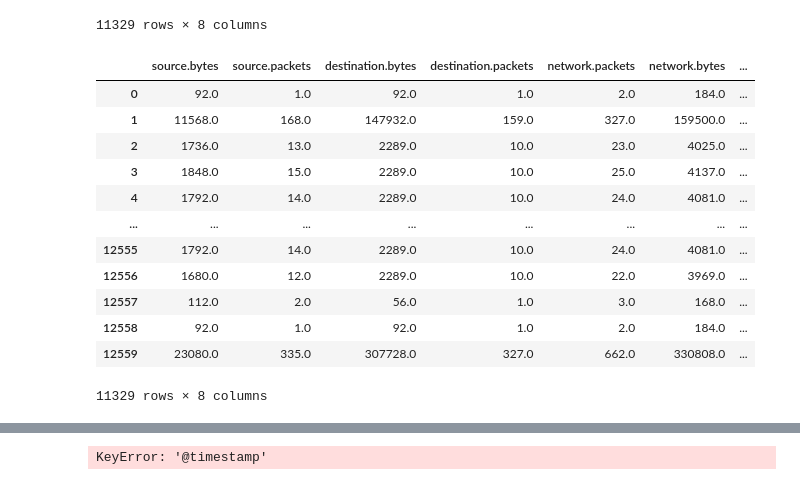
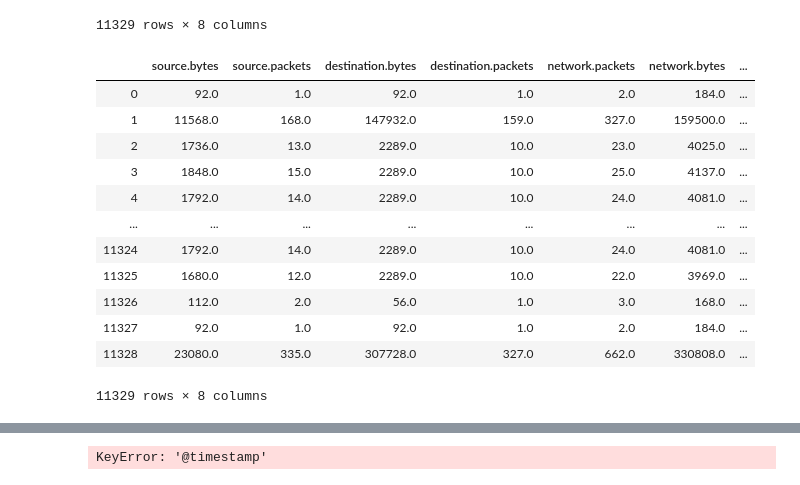
Before and after one commit to xetxezarreta/docker-elk, a Jupyter notebook: sb-ml/clustering/clustering-packetbeat.ipynb, the cells around one changed output, grey strips where cells are left out. Cells and saved outputs as stored; diff of their text form; code cells hidden in the pictures.

```diff
--- a/sb-ml/clustering/clustering-packetbeat.ipynb
+++ b/sb-ml/clustering/clustering-packetbeat.ipynb
@@ -74,20 +44,22 @@ df
 # %%
 from sklearn import preprocessing
 
 le = preprocessing.LabelEncoder()
 df['network.transport'] = le.fit_transform(df['network.transport'].values)
+df = df.reset_index()
+del df['index']
 df
 # %% [output]
 |  | source.bytes | source.packets | destination.bytes | destination.packets | network.packets | network.bytes | ... |
 | 0 | 92.0 | 1.0 | 92.0 | 1.0 | 2.0 | 184.0 | ... |
 | 1 | 11568.0 | 168.0 | 147932.0 | 159.0 | 327.0 | 159500.0 | ... |
 | 2 | 1736.0 | 13.0 | 2289.0 | 10.0 | 23.0 | 4025.0 | ... |
 | 3 | 1848.0 | 15.0 | 2289.0 | 10.0 | 25.0 | 4137.0 | ... |
 | 4 | 1792.0 | 14.0 | 2289.0 | 10.0 | 24.0 | 4081.0 | ... |
 | ... | ... | ... | ... | ... | ... | ... | ... |
-| 12555 | 1792.0 | 14.0 | 2289.0 | 10.0 | 24.0 | 4081.0 | ... |
-| 12556 | 1680.0 | 12.0 | 2289.0 | 10.0 | 22.0 | 3969.0 | ... |
-| 12557 | 112.0 | 2.0 | 56.0 | 1.0 | 3.0 | 168.0 | ... |
-| 12558 | 92.0 | 1.0 | 92.0 | 1.0 | 2.0 | 184.0 | ... |
-| 12559 | 23080.0 | 335.0 | 307728.0 | 327.0 | 662.0 | 330808.0 | ... |
+| 11324 | 1792.0 | 14.0 | 2289.0 | 10.0 | 24.0 | 4081.0 | ... |
+| 11325 | 1680.0 | 12.0 | 2289.0 | 10.0 | 22.0 | 3969.0 | ... |
+| 11326 | 112.0 | 2.0 | 56.0 | 1.0 | 3.0 | 168.0 | ... |
+| 11327 | 92.0 | 1.0 | 92.0 | 1.0 | 2.0 | 184.0 | ... |
+| 11328 | 23080.0 | 335.0 | 307728.0 | 327.0 | 662.0 | 330808.0 | ... |
 11329 rows × 8 columns
```
Also changed, not shown: parts of 12 cells of this notebook.
